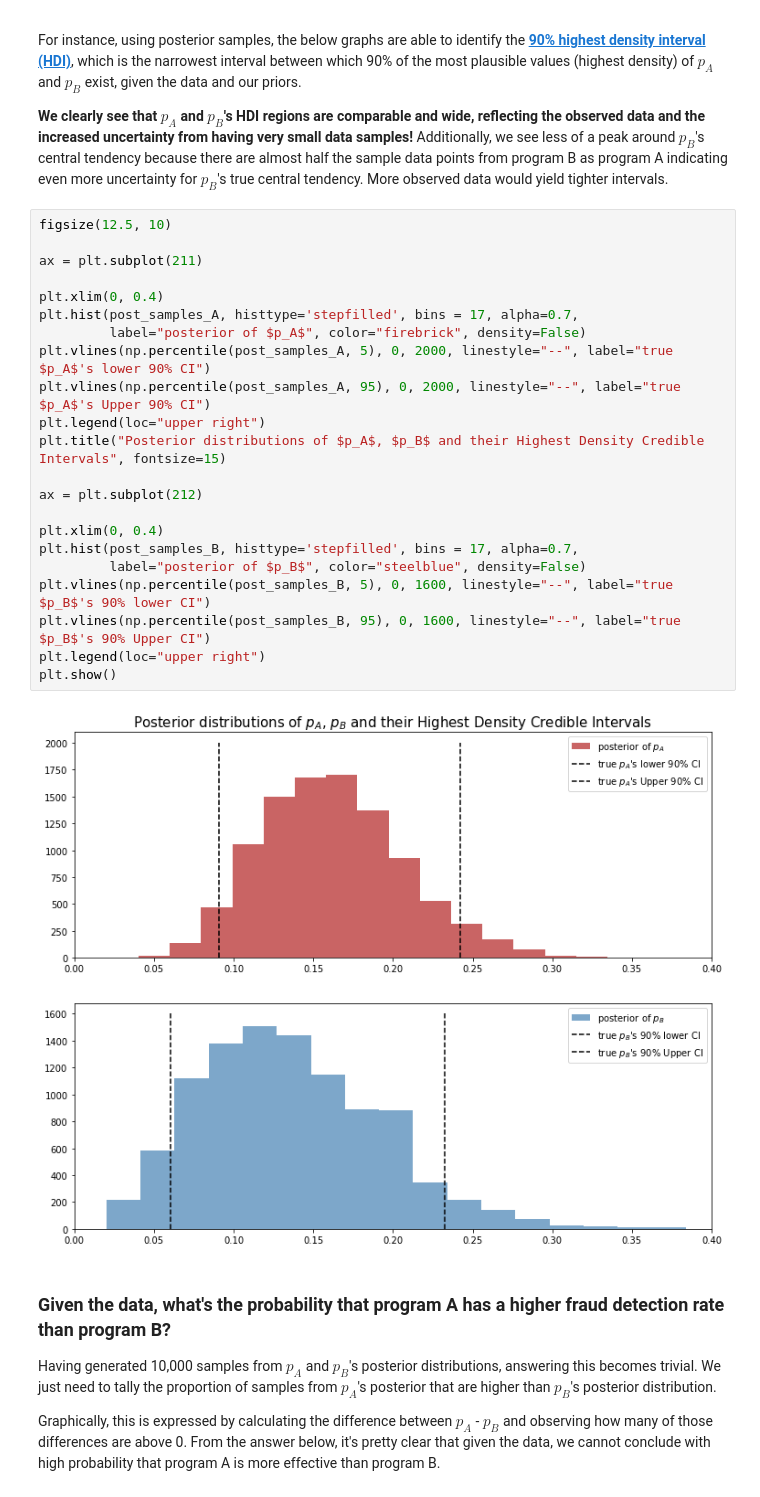
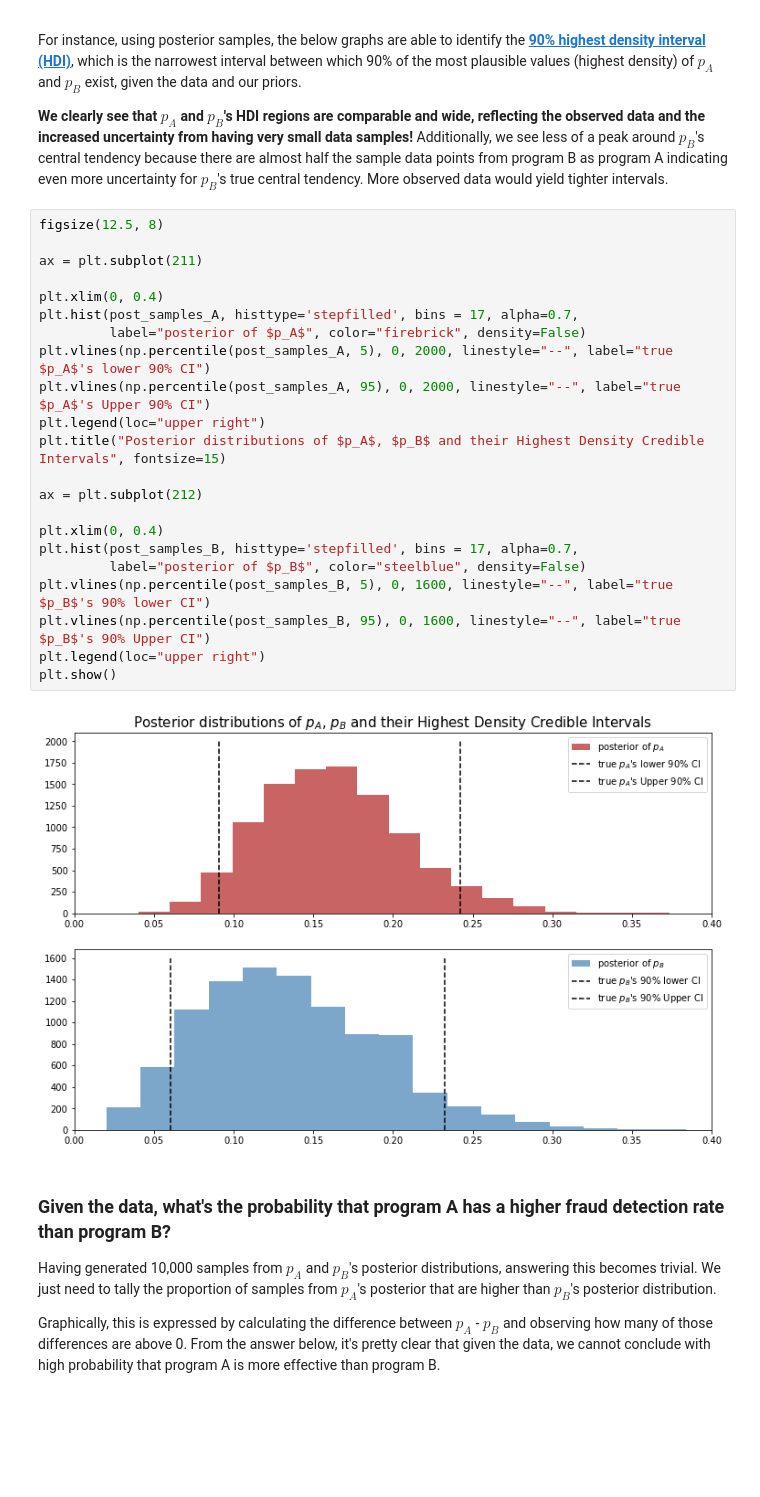
Before and after one commit to BrandonHoeft/Bayesian-Inference, a Jupyter notebook: bayesian-AB-testing.ipynb, the cells around one changed output. Drawn from its saved outputs; the diff is of its cells as text; blank space fills up the shorter version.

```diff
--- a/bayesian-AB-testing.ipynb
+++ b/bayesian-AB-testing.ipynb
@@ -129,29 +133,29 @@ For instance, using posterior samples, the below graphs are able to identify the
 
 **We clearly see that $p_A$ and $p_B$'s HDI regions are comparable and wide, reflecting the observed data and the increased uncertainty from having very small data samples!** Additionally, we see less of a peak around $p_B$'s central tendency because there are almost half the sample data points from program B as program A indicating even more uncertainty for $p_B$'s true central tendency. More observed data would yield tighter intervals.
 # %%
-figsize(12.5, 10)
+figsize(12.5, 8)
 
 ax = plt.subplot(211)
 
 plt.xlim(0, 0.4)
 plt.hist(post_samples_A, histtype='stepfilled', bins = 17, alpha=0.7,
          label="posterior of $p_A$", color="firebrick", density=False)
 plt.vlines(np.percentile(post_samples_A, 5), 0, 2000, linestyle="--", label="true $p_A$'s lower 90% CI")
 plt.vlines(np.percentile(post_samples_A, 95), 0, 2000, linestyle="--", label="true $p_A$'s Upper 90% CI")
 plt.legend(loc="upper right")
 plt.title("Posterior distributions of $p_A$, $p_B$ and their Highest Density Credible Intervals", fontsize=15)
 
 ax = plt.subplot(212)
 
 plt.xlim(0, 0.4)
 plt.hist(post_samples_B, histtype='stepfilled', bins = 17, alpha=0.7,
          label="posterior of $p_B$", color="steelblue", density=False)
 plt.vlines(np.percentile(post_samples_B, 5), 0, 1600, linestyle="--", label="true $p_B$'s 90% lower CI")
 plt.vlines(np.percentile(post_samples_B, 95), 0, 1600, linestyle="--", label="true $p_B$'s 90% Upper CI")
 plt.legend(loc="upper right")
 plt.show()
 # %% [output]
-[figure, old version]
+[figure, new version]
 # %% [markdown]
 ### Given the data, what's the probability that program A has a higher fraud detection rate than program B?
 
```
Also changed, not shown: parts of 9 cells of this notebook.
